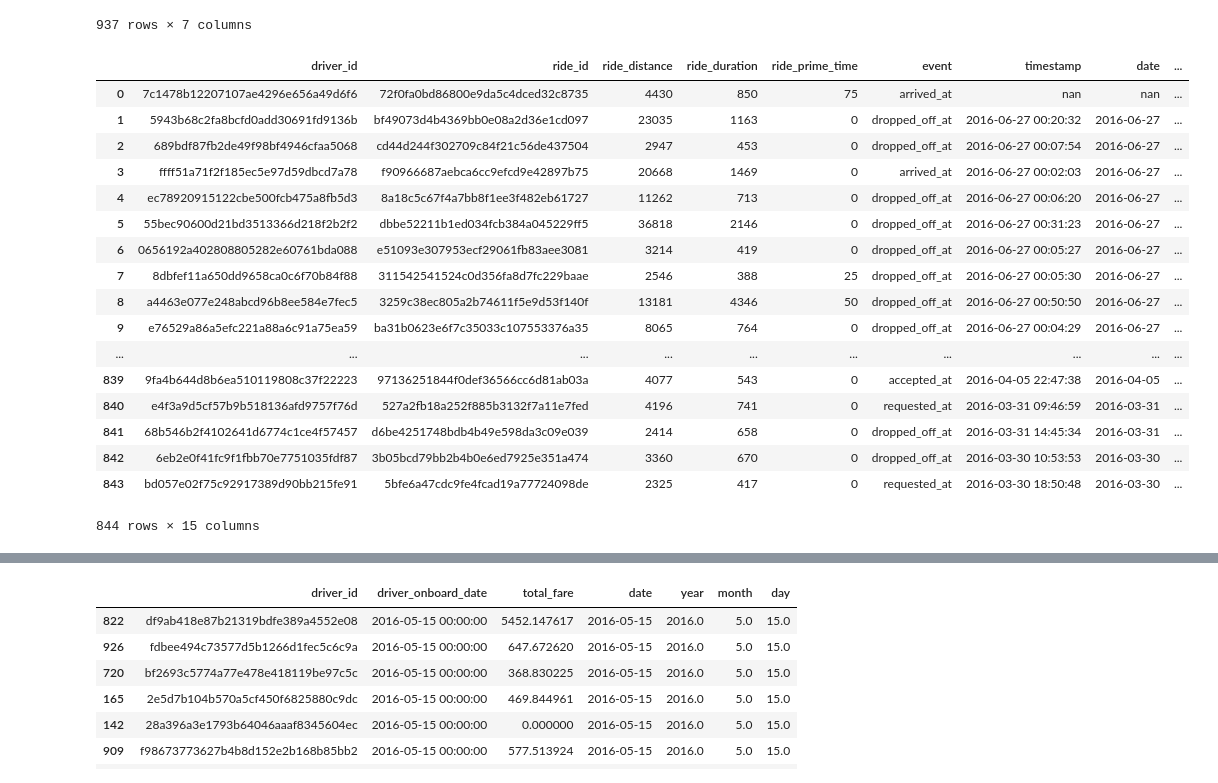
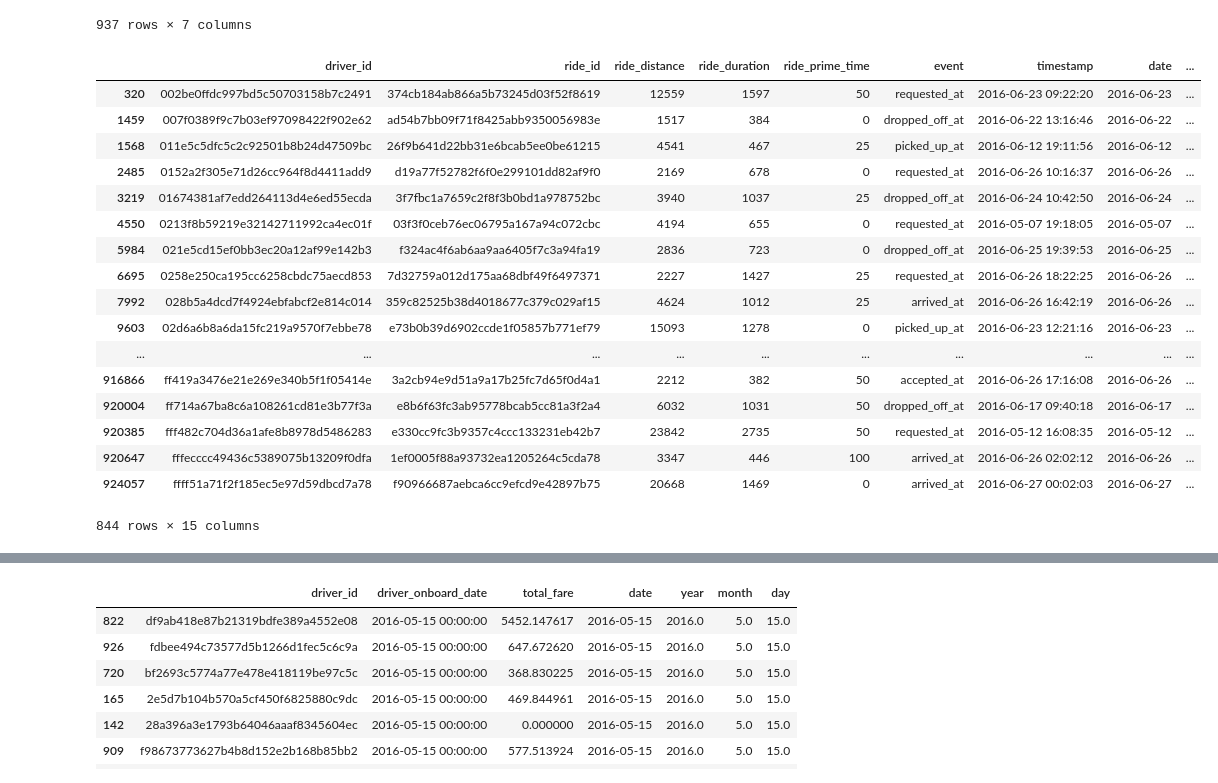
Before and after one commit to nicholasprayogo/lyft_data_challenge, a Jupyter notebook: data-challenge.ipynb, the cells around one changed output, grey strips where cells are left out. Drawn from its saved outputs; the diff is of its cells as text; code cells hidden in the pictures.

```diff
--- a/data-challenge.ipynb
+++ b/data-challenge.ipynb
@@ -258,23 +258,24 @@ driver_ids
 # %%
 ride_ids_sorted = merged_rides.sort_values(by='date', ascending=False)
 driver_last_dates = ride_ids_sorted.drop_duplicates('driver_id', keep='first')
 driver_last_dates.reset_index(drop = True)
+driver_last_dates.sort_values(by='driver_id')
 # %% [output]
 |  | driver_id | ride_id | ride_distance | ride_duration | ride_prime_time | event | timestamp | date | ... |
-| 0 | 7c1478b12207107ae4296e656a49d6f6 | 72f0fa0bd86800e9da5c4dced32c8735 | 4430 | 850 | 75 | arrived_at | nan | nan | ... |
-| 1 | 5943b68c2fa8bcfd0add30691fd9136b | bf49073d4b4369bb0e08a2d36e1cd097 | 23035 | 1163 | 0 | dropped_off_at | 2016-06-27 00:20:32 | 2016-06-27 | ... |
-| 2 | 689bdf87fb2de49f98bf4946cfaa5068 | cd44d244f302709c84f21c56de437504 | 2947 | 453 | 0 | dropped_off_at | 2016-06-27 00:07:54 | 2016-06-27 | ... |
-| 3 | ffff51a71f2f185ec5e97d59dbcd7a78 | f90966687aebca6cc9efcd9e42897b75 | 20668 | 1469 | 0 | arrived_at | 2016-06-27 00:02:03 | 2016-06-27 | ... |
-| 4 | ec78920915122cbe500fcb475a8fb5d3 | 8a18c5c67f4a7bb8f1ee3f482eb61727 | 11262 | 713 | 0 | dropped_off_at | 2016-06-27 00:06:20 | 2016-06-27 | ... |
-| 5 | 55bec90600d21bd3513366d218f2b2f2 | dbbe52211b1ed034fcb384a045229ff5 | 36818 | 2146 | 0 | dropped_off_at | 2016-06-27 00:31:23 | 2016-06-27 | ... |
-| 6 | 0656192a402808805282e60761bda088 | e51093e307953ecf29061fb83aee3081 | 3214 | 419 | 0 | dropped_off_at | 2016-06-27 00:05:27 | 2016-06-27 | ... |
-| 7 | 8dbfef11a650dd9658ca0c6f70b84f88 | 311542541524c0d356fa8d7fc229baae | 2546 | 388 | 25 | dropped_off_at | 2016-06-27 00:05:30 | 2016-06-27 | ... |
-| 8 | a4463e077e248abcd96b8ee584e7fec5 | 3259c38ec805a2b74611f5e9d53f140f | 13181 | 4346 | 50 | dropped_off_at | 2016-06-27 00:50:50 | 2016-06-27 | ... |
-| 9 | e76529a86a5efc221a88a6c91a75ea59 | ba31b0623e6f7c35033c107553376a35 | 8065 | 764 | 0 | dropped_off_at | 2016-06-27 00:04:29 | 2016-06-27 | ... |
+| 320 | 002be0ffdc997bd5c50703158b7c2491 | 374cb184ab866a5b73245d03f52f8619 | 12559 | 1597 | 50 | requested_at | 2016-06-23 09:22:20 | 2016-06-23 | ... |
+| 1459 | 007f0389f9c7b03ef97098422f902e62 | ad54b7bb09f71f8425abb9350056983e | 1517 | 384 | 0 | dropped_off_at | 2016-06-22 13:16:46 | 2016-06-22 | ... |
+| 1568 | 011e5c5dfc5c2c92501b8b24d47509bc | 26f9b641d22bb31e6bcab5ee0be61215 | 4541 | 467 | 25 | picked_up_at | 2016-06-12 19:11:56 | 2016-06-12 | ... |
+| 2485 | 0152a2f305e71d26cc964f8d4411add9 | d19a77f52782f6f0e299101dd82af9f0 | 2169 | 678 | 0 | requested_at | 2016-06-26 10:16:37 | 2016-06-26 | ... |
+| 3219 | 01674381af7edd264113d4e6ed55ecda | 3f7fbc1a7659c2f8f3b0bd1a978752bc | 3940 | 1037 | 25 | dropped_off_at | 2016-06-24 10:42:50 | 2016-06-24 | ... |
+| 4550 | 0213f8b59219e32142711992ca4ec01f | 03f3f0ceb76ec06795a167a94c072cbc | 4194 | 655 | 0 | requested_at | 2016-05-07 19:18:05 | 2016-05-07 | ... |
+| 5984 | 021e5cd15ef0bb3ec20a12af99e142b3 | f324ac4f6ab6aa9aa6405f7c3a94fa19 | 2836 | 723 | 0 | dropped_off_at | 2016-06-25 19:39:53 | 2016-06-25 | ... |
+| 6695 | 0258e250ca195cc6258cbdc75aecd853 | 7d32759a012d175aa68dbf49f6497371 | 2227 | 1427 | 25 | requested_at | 2016-06-26 18:22:25 | 2016-06-26 | ... |
+| 7992 | 028b5a4dcd7f4924ebfabcf2e814c014 | 359c82525b38d4018677c379c029af15 | 4624 | 1012 | 25 | arrived_at | 2016-06-26 16:42:19 | 2016-06-26 | ... |
+| 9603 | 02d6a6b8a6da15fc219a9570f7ebbe78 | e73b0b39d6902ccde1f05857b771ef79 | 15093 | 1278 | 0 | picked_up_at | 2016-06-23 12:21:16 | 2016-06-23 | ... |
 | ... | ... | ... | ... | ... | ... | ... | ... | ... | ... |
-| 839 | 9fa4b644d8b6ea510119808c37f22223 | 97136251844f0def36566cc6d81ab03a | 4077 | 543 | 0 | accepted_at | 2016-04-05 22:47:38 | 2016-04-05 | ... |
-| 840 | e4f3a9d5cf57b9b518136afd9757f76d | 527a2fb18a252f885b3132f7a11e7fed | 4196 | 741 | 0 | requested_at | 2016-03-31 09:46:59 | 2016-03-31 | ... |
-| 841 | 68b546b2f4102641d6774c1ce4f57457 | d6be4251748bdb4b49e598da3c09e039 | 2414 | 658 | 0 | dropped_off_at | 2016-03-31 14:45:34 | 2016-03-31 | ... |
-| 842 | 6eb2e0f41fc9f1fbb70e7751035fdf87 | 3b05bcd79bb2b4b0e6ed7925e351a474 | 3360 | 670 | 0 | dropped_off_at | 2016-03-30 10:53:53 | 2016-03-30 | ... |
-| 843 | bd057e02f75c92917389d90bb215fe91 | 5bfe6a47cdc9fe4fcad19a77724098de | 2325 | 417 | 0 | requested_at | 2016-03-30 18:50:48 | 2016-03-30 | ... |
+| 916866 | ff419a3476e21e269e340b5f1f05414e | 3a2cb94e9d51a9a17b25fc7d65f0d4a1 | 2212 | 382 | 50 | accepted_at | 2016-06-26 17:16:08 | 2016-06-26 | ... |
+| 920004 | ff714a67ba8c6a108261cd81e3b77f3a | e8b6f63fc3ab95778bcab5cc81a3f2a4 | 6032 | 1031 | 50 | dropped_off_at | 2016-06-17 09:40:18 | 2016-06-17 | ... |
+| 920385 | fff482c704d36a1afe8b8978d5486283 | e330cc9fc3b9357c4ccc133231eb42b7 | 23842 | 2735 | 50 | requested_at | 2016-05-12 16:08:35 | 2016-05-12 | ... |
+| 920647 | fffecccc49436c5389075b13209f0dfa | 1ef0005f88a93732ea1205264c5cda78 | 3347 | 446 | 100 | arrived_at | 2016-06-26 02:02:12 | 2016-06-26 | ... |
+| 924057 | ffff51a71f2f185ec5e97d59dbcd7a78 | f90966687aebca6cc9efcd9e42897b75 | 20668 | 1469 | 0 | arrived_at | 2016-06-27 00:02:03 | 2016-06-27 | ... |
 844 rows × 15 columns
```
Also changed, not shown: parts of 6 cells of this notebook.
